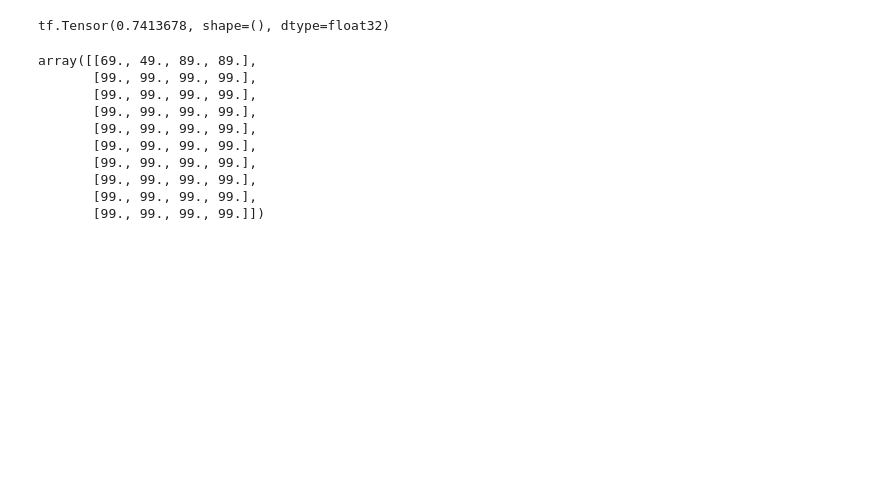
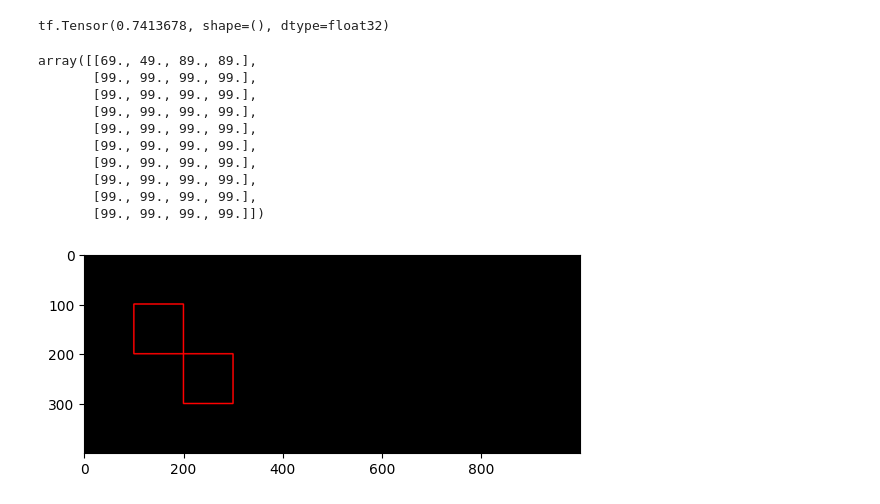
Before and after one commit to kongbuhaja/YOLO_v4, a Jupyter notebook: test_home.ipynb, the cells around one changed output. Drawn from its saved outputs; the diff is of its cells as text; code cells hidden in the pictures; blank space fills up the shorter version.

```diff
--- a/test_home.ipynb
+++ b/test_home.ipynb
@@ -425,0 +446,9 @@ array([[69., 49., 89., 89.],
+# %%
+image = np.zeros((400, 1000, 3), np.uint8)
+boxes = np.array([[100,100,200,200],[200,200,300,300]], np.float32)
+for box in boxes.astype(np.int32):
+    cv2.rectangle(image, box[:2],  box[2:], (255, 0, 0), 2)
+plt.imshow(image)
+plt.show()
+# %% [output]
+[figure, added]
```
Also changed, not shown: parts of 11 cells of this notebook, 8 other files.
